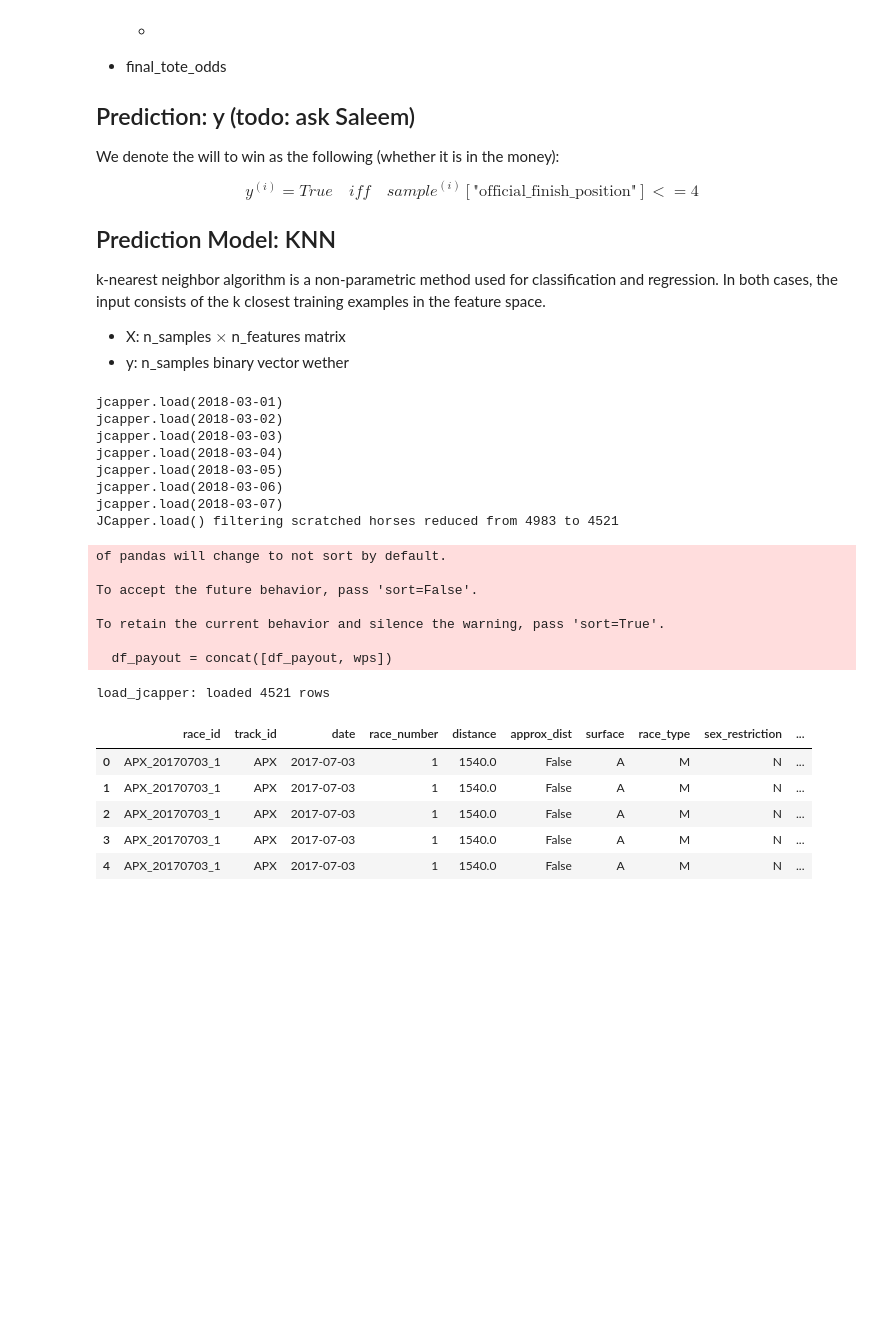
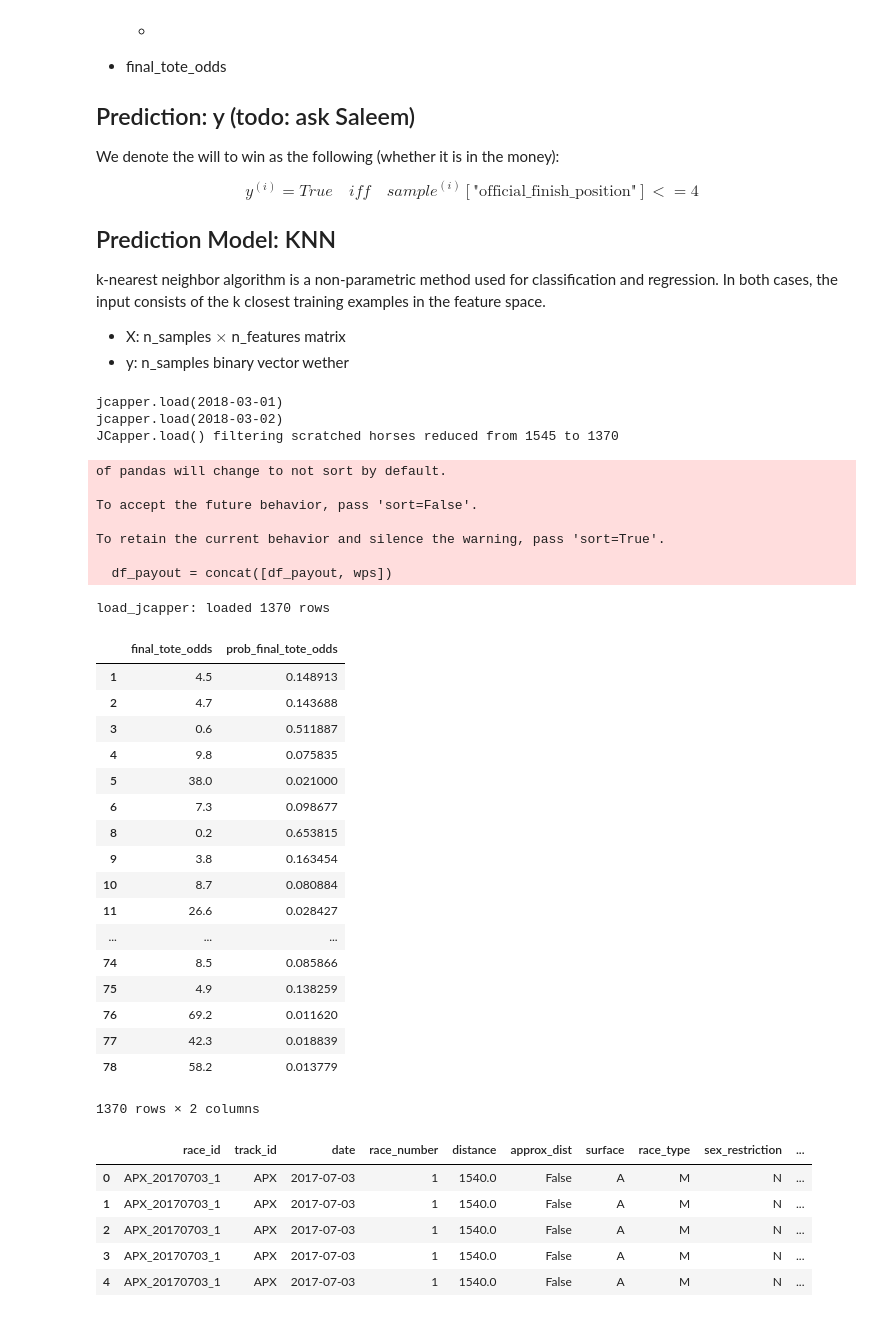
Before and after one commit to jerryxyx/EquineTrading, a Jupyter notebook: FactorSelection/WillToWinPrediction.ipynb, the cells around one changed output. Drawn from its saved outputs; the diff is of its cells as text; code cells hidden in the pictures; blank space fills up the shorter version.

```diff
--- a/FactorSelection/WillToWinPrediction.ipynb
+++ b/FactorSelection/WillToWinPrediction.ipynb
@@ -59,7 +59,7 @@ n_neighbors = 3
 # %%
 # load JCapper Breeders Cup Results file
 jcp = JCapper(verbose=True)
-jcp.load(date_range(date(2018, 3, 1), date(2018, 3, 7)))
+jcp.load(date_range(date(2018, 3, 1), date(2018, 3, 2)))
 jcp.add_computed_columns()
 print('load_jcapper: loaded %d rows' % (len(jcp.df)))
 
@@ -68,12 +68,7 @@ df = jcp.df
 # %% [output]
 jcapper.load(2018-03-01)
 jcapper.load(2018-03-02)
-jcapper.load(2018-03-03)
-jcapper.load(2018-03-04)
-jcapper.load(2018-03-05)
-jcapper.load(2018-03-06)
-jcapper.load(2018-03-07)
-JCapper.load() filtering scratched horses reduced from 4983 to 4521
+JCapper.load() filtering scratched horses reduced from 1545 to 1370
 of pandas will change to not sort by default.
 
 To accept the future behavior, pass 'sort=False'.
@@ -81,7 +76,28 @@ To accept the future behavior, pass 'sort=False'.
 To retain the current behavior and silence the warning, pass 'sort=True'.
 
   df_payout = concat([df_payout, wps])
-load_jcapper: loaded 4521 rows
+load_jcapper: loaded 1370 rows
+# %%
+df.loc[:,["final_tote_odds","prob_final_tote_odds"]]
+# %% [output]
+|  | final_tote_odds | prob_final_tote_odds |
+| 1 | 4.5 | 0.148913 |
+| 2 | 4.7 | 0.143688 |
+| 3 | 0.6 | 0.511887 |
+| 4 | 9.8 | 0.075835 |
+| 5 | 38.0 | 0.021000 |
+| 6 | 7.3 | 0.098677 |
+| 8 | 0.2 | 0.653815 |
+| 9 | 3.8 | 0.163454 |
+| 10 | 8.7 | 0.080884 |
+| 11 | 26.6 | 0.028427 |
+| ... | ... | ... |
+| 74 | 8.5 | 0.085866 |
+| 75 | 4.9 | 0.138259 |
+| 76 | 69.2 | 0.011620 |
+| 77 | 42.3 | 0.018839 |
+| 78 | 58.2 | 0.013779 |
+1370 rows × 2 columns
 # %%
 jcp.df_scratch.to_csv("scratch.csv")
 # %%
```
Also changed, not shown: 9 other files.
